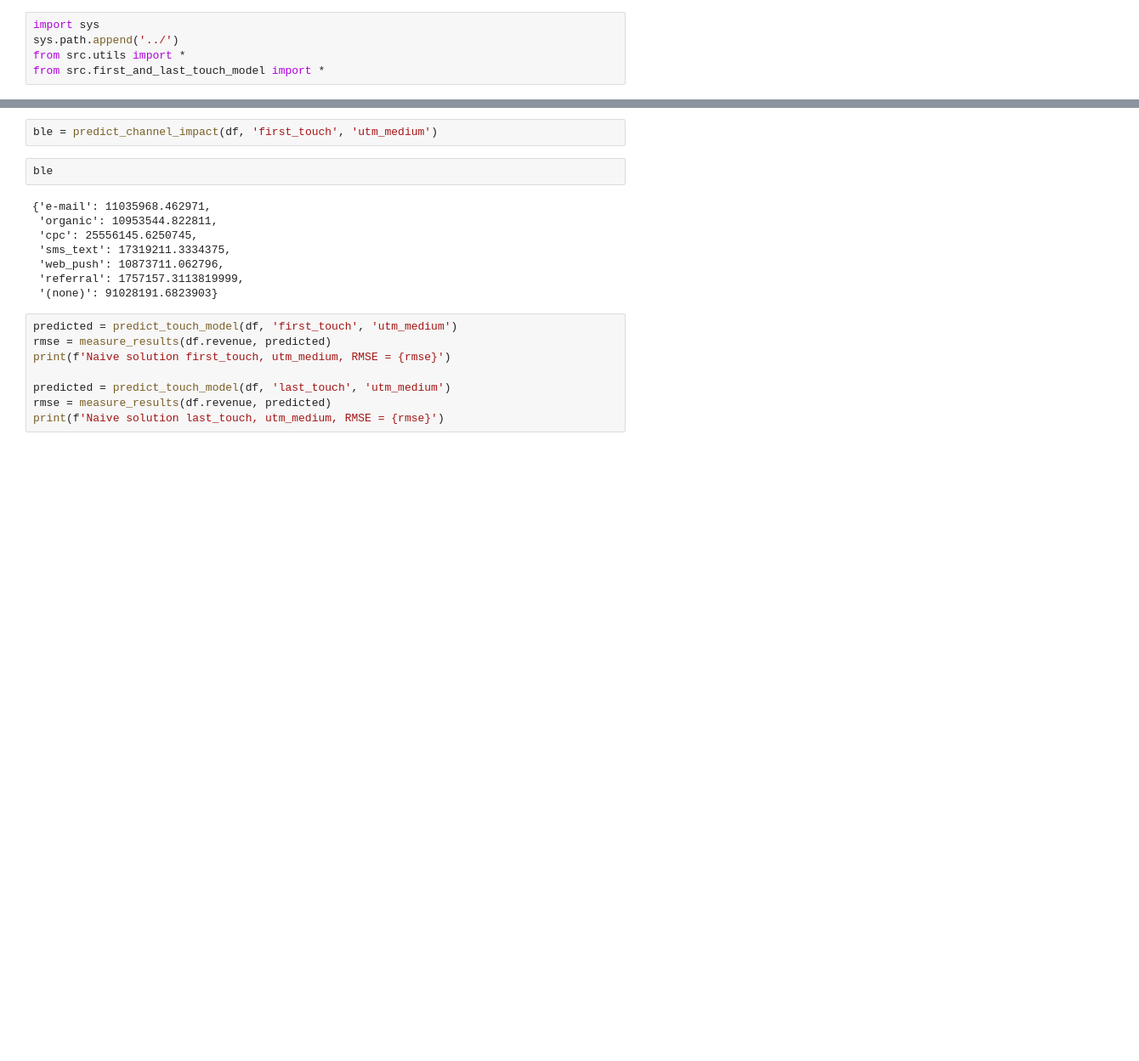
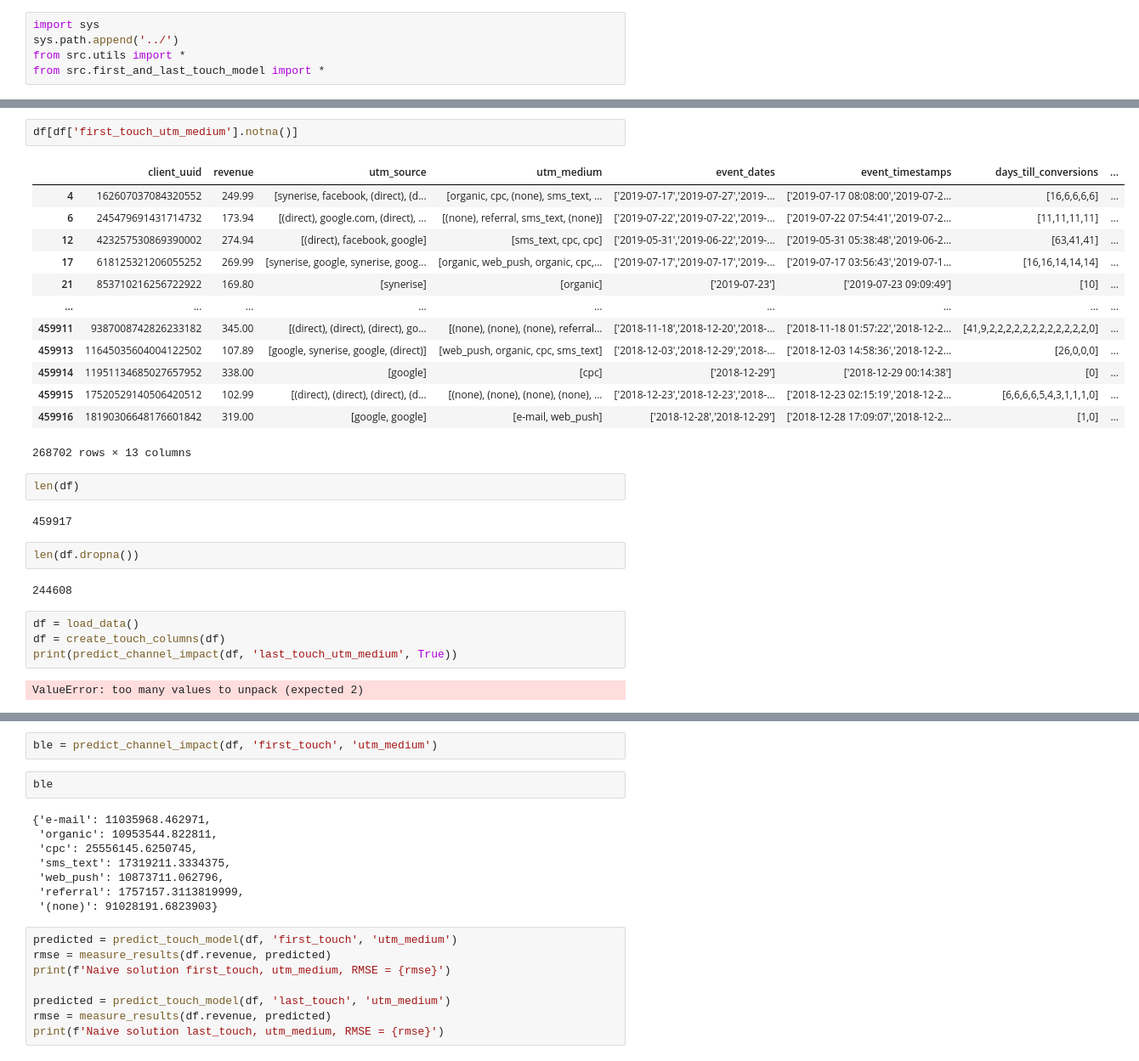
Before and after one commit to wiktor779/Attributions, a Jupyter notebook: notebooks/20200920wiktor779_model_first_and_last_touch.ipynb, the cells around one changed output, grey strips where cells are left out. Shown: that part at 85% size. Saved outputs shown, nothing was run; the diff lists cells and outputs as text; blank space fills up the shorter version.

```diff
--- a/notebooks/20200920wiktor779_model_first_and_last_touch.ipynb
+++ b/notebooks/20200920wiktor779_model_first_and_last_touch.ipynb
@@ -10,0 +55,30 @@ df = transform_utm_columns_into_list_of_strings(df)
+# %%
+df[df['first_touch_utm_medium'].notna()]
+# %% [output]
+|  | client_uuid | revenue | utm_source | utm_medium | event_dates | event_timestamps | days_till_conversions | ... |
+| 4 | 162607037084320552 | 249.99 | [synerise, facebook, (direct), (d... | [organic, cpc, (none), sms_text, ... | ['2019-07-17','2019-07-27','2019-... | ['2019-07-17 08:08:00','2019-07-2... | [16,6,6,6,6] | ... |
+| 6 | 245479691431714732 | 173.94 | [(direct), google.com, (direct), ... | [(none), referral, sms_text, (none)] | ['2019-07-22','2019-07-22','2019-... | ['2019-07-22 07:54:41','2019-07-2... | [11,11,11,11] | ... |
+| 12 | 423257530869390002 | 274.94 | [(direct), facebook, google] | [sms_text, cpc, cpc] | ['2019-05-31','2019-06-22','2019-... | ['2019-05-31 05:38:48','2019-06-2... | [63,41,41] | ... |
+| 17 | 618125321206055252 | 269.99 | [synerise, google, synerise, goog... | [organic, web_push, organic, cpc,... | ['2019-07-17','2019-07-17','2019-... | ['2019-07-17 03:56:43','2019-07-1... | [16,16,14,14,14] | ... |
+| 21 | 853710216256722922 | 169.80 | [synerise] | [organic] | ['2019-07-23'] | ['2019-07-23 09:09:49'] | [10] | ... |
+| ... | ... | ... | ... | ... | ... | ... | ... | ... |
+| 459911 | 9387008742826233182 | 345.00 | [(direct), (direct), (direct), go... | [(none), (none), (none), referral... | ['2018-11-18','2018-12-20','2018-... | ['2018-11-18 01:57:22','2018-12-2... | [41,9,2,2,2,2,2,2,2,2,2,2,2,2,0] | ... |
+| 459913 | 11645035604004122502 | 107.89 | [google, synerise, google, (direct)] | [web_push, organic, cpc, sms_text] | ['2018-12-03','2018-12-29','2018-... | ['2018-12-03 14:58:36','2018-12-2... | [26,0,0,0] | ... |
+| 459914 | 11951134685027657952 | 338.00 | [google] | [cpc] | ['2018-12-29'] | ['2018-12-29 00:14:38'] | [0] | ... |
+| 459915 | 17520529140506420512 | 102.99 | [(direct), (direct), (direct), (d... | [(none), (none), (none), (none), ... | ['2018-12-23','2018-12-23','2018-... | ['2018-12-23 02:15:19','2018-12-2... | [6,6,6,6,5,4,3,1,1,1,0] | ... |
+| 459916 | 18190306648176601842 | 319.00 | [google, google] | [e-mail, web_push] | ['2018-12-28','2018-12-29'] | ['2018-12-28 17:09:07','2018-12-2... | [1,0] | ... |
+268702 rows × 13 columns
+# %%
+len(df)
+# %% [output]
+459917
+# %%
+len(df.dropna())
+# %% [output]
+244608
+# %%
+df = load_data()
+df = create_touch_columns(df)
+print(predict_channel_impact(df, 'last_touch_utm_medium', True))
+# %% [output]
+ValueError: too many values to unpack (expected 2)
```
Also changed, not shown: parts of 9 cells of this notebook, 3 other files.
